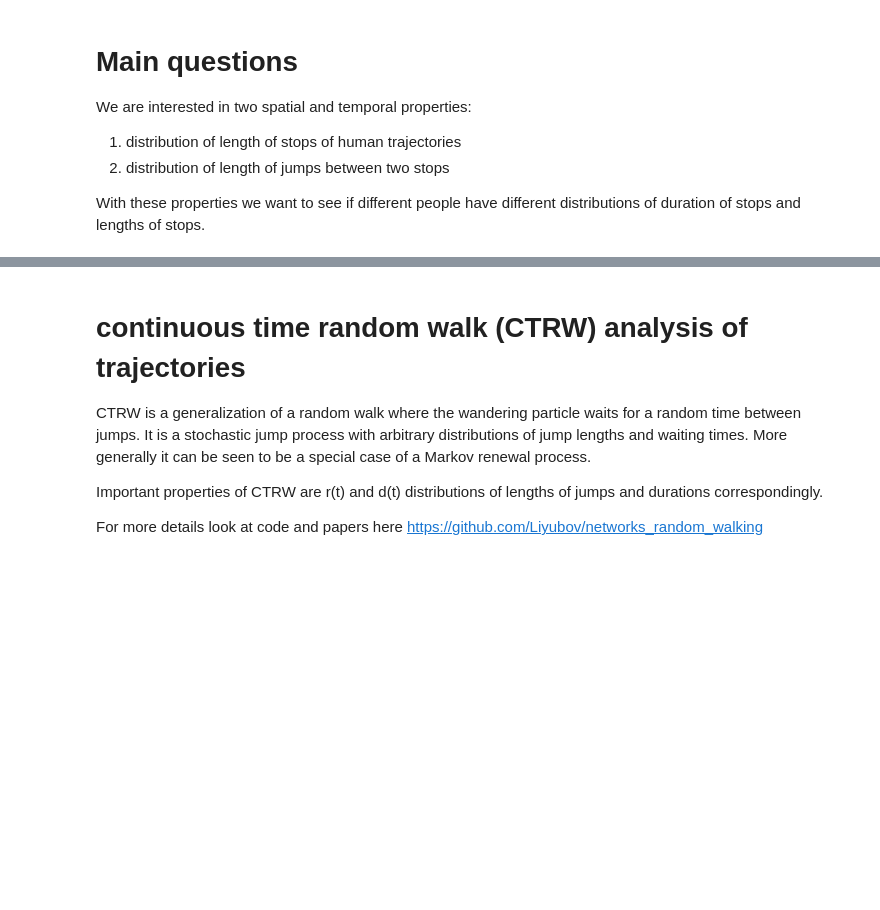
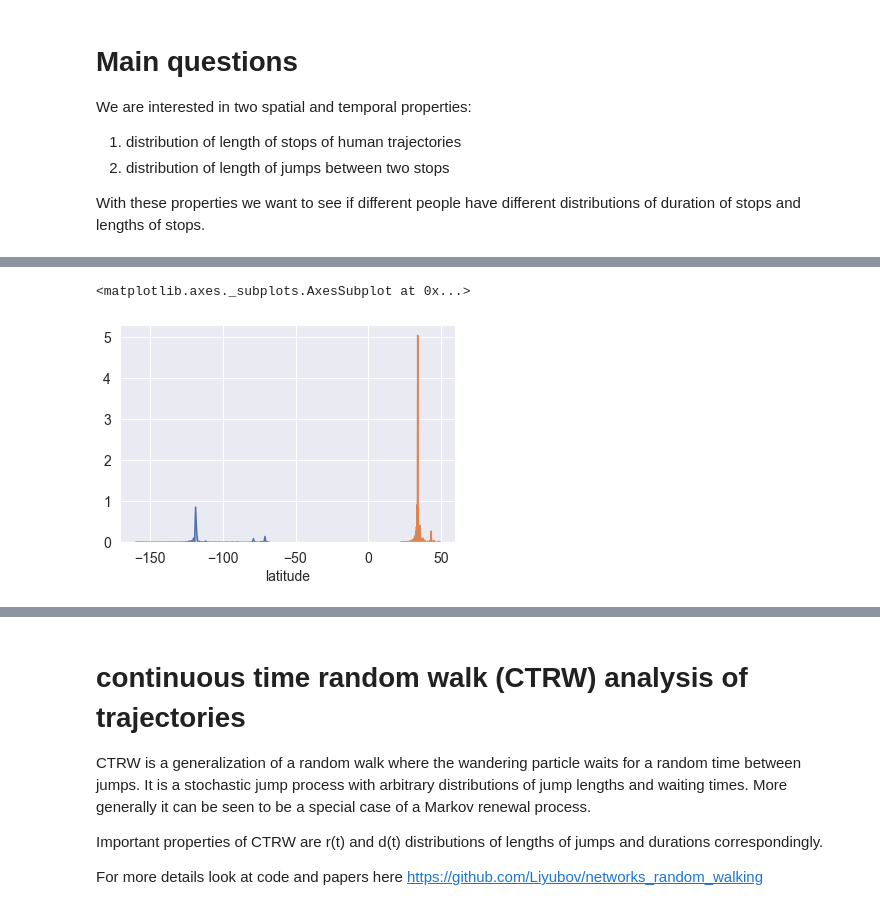
Before and after one commit to Liyubov/mobility_analysis_openhumans, a Jupyter notebook: Analysis of human mobility trajectories # open humans data.ipynb, the cells around one changed output, grey strips where cells are left out. Saved outputs shown, nothing was run; the diff lists cells and outputs as text; code cells hidden in the pictures; blank space fills up the shorter version.

Commit message:
update of the file on mobility data #openhumans
work in progress,
currently working on CTRW models

```diff
--- a/Analysis of human mobility trajectories # open humans data.ipynb
+++ b/Analysis of human mobility trajectories # open humans data.ipynb
@@ -1,19 +0,0 @@
-# %%
-'''
-Notebook inspired from Open humans project https://www.openhumans.org
-
-Read mobility files from Open humans
-https://www.openhumans.org/api/public-data/?source=direct-sharing-138
-
-Author: Liubov
-Thanks to Bastian for inspiration from their notebooks
-https://exploratory.openhumans.org/notebooks/?source=Moves%20connection
-'''
-import json
-from pprint import pprint
-
-with open('moves-storyline-data.json') as f:
-    data = json.load(f)
-
-#for printing this huge file of trajectory use
-#pprint(data)
@@ -229,0 +253,8 @@ sns.distplot(moves_dataframe['distance'])
+# %%
+
+
+sns.distplot(df3['longitude'])
+sns.distplot(df3['latitude'])
+# %% [output]
+<matplotlib.axes._subplots.AxesSubplot at 0x...>
+[figure, added]
```
Also changed, not shown: parts of 6 cells of this notebook.
